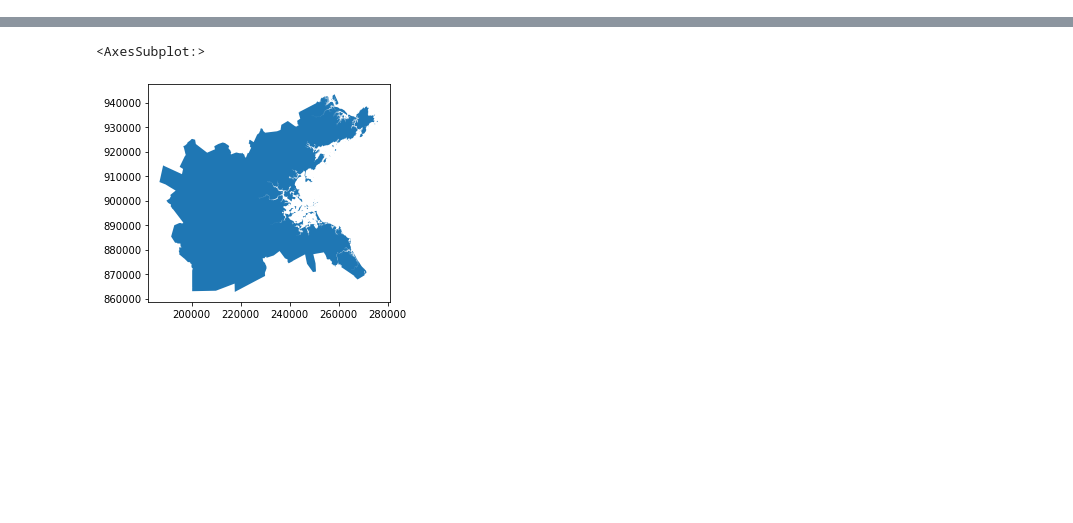
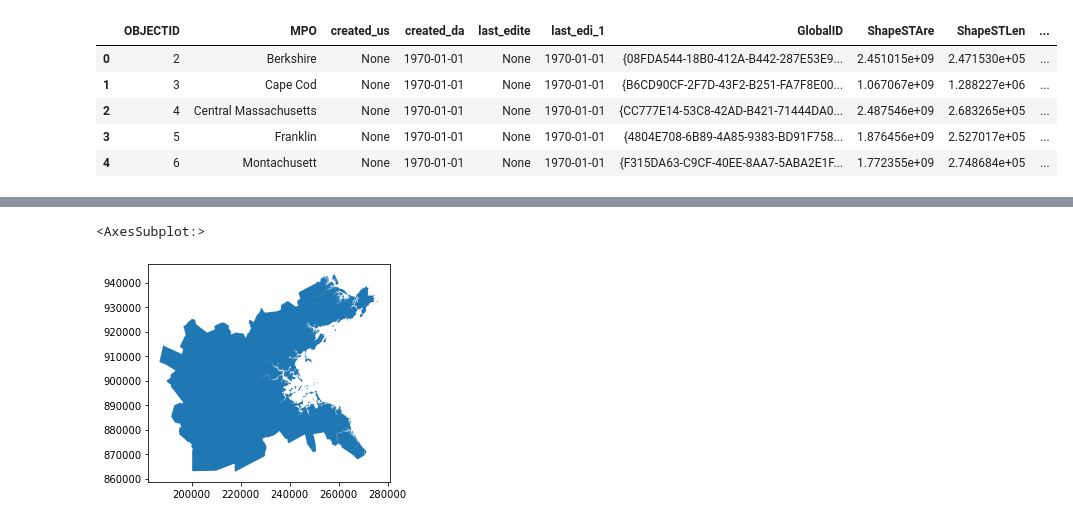
Before and after one commit to gingerleib/outdoor-recreation, a Jupyter notebook: Outdoor_Rec_Analysis.ipynb, the cells around one changed output, grey strips where cells are left out. Cells and saved outputs as stored; diff of their text form; code cells hidden in the pictures; blank space fills up the shorter version.

```diff
--- a/Outdoor_Rec_Analysis.ipynb
+++ b/Outdoor_Rec_Analysis.ipynb
@@ -47,0 +41,11 @@ mpo_boundaries
+# %%
+#take a look at the first five rows of this data to see what it looks like
+
+mpo_boundaries.head()
+# %% [output]
+|  | OBJECTID | MPO | created_us | created_da | last_edite | last_edi_1 | GlobalID | ShapeSTAre | ShapeSTLen | ... |
+| 0 | 2 | Berkshire | None | 1970-01-01 | None | 1970-01-01 | {08FDA544-18B0-412A-B442-287E53E9... | 2.451015e+09 | 2.471530e+05 | ... |
+| 1 | 3 | Cape Cod | None | 1970-01-01 | None | 1970-01-01 | {B6CD90CF-2F7D-43F2-B251-FA7F8E00... | 1.067067e+09 | 1.288227e+06 | ... |
+| 2 | 4 | Central Massachusetts | None | 1970-01-01 | None | 1970-01-01 | {CC777E14-53C8-42AD-B421-71444DA0... | 2.487546e+09 | 2.683265e+05 | ... |
+| 3 | 5 | Franklin | None | 1970-01-01 | None | 1970-01-01 | {4804E708-6B89-4A85-9383-BD91F758... | 1.876456e+09 | 2.527017e+05 | ... |
+| 4 | 6 | Montachusett | None | 1970-01-01 | None | 1970-01-01 | {F315DA63-C9CF-40EE-8AA7-5ABA2E1F... | 1.772355e+09 | 2.748684e+05 | ... |
```
Also changed, not shown: parts of 110 cells of this notebook.
